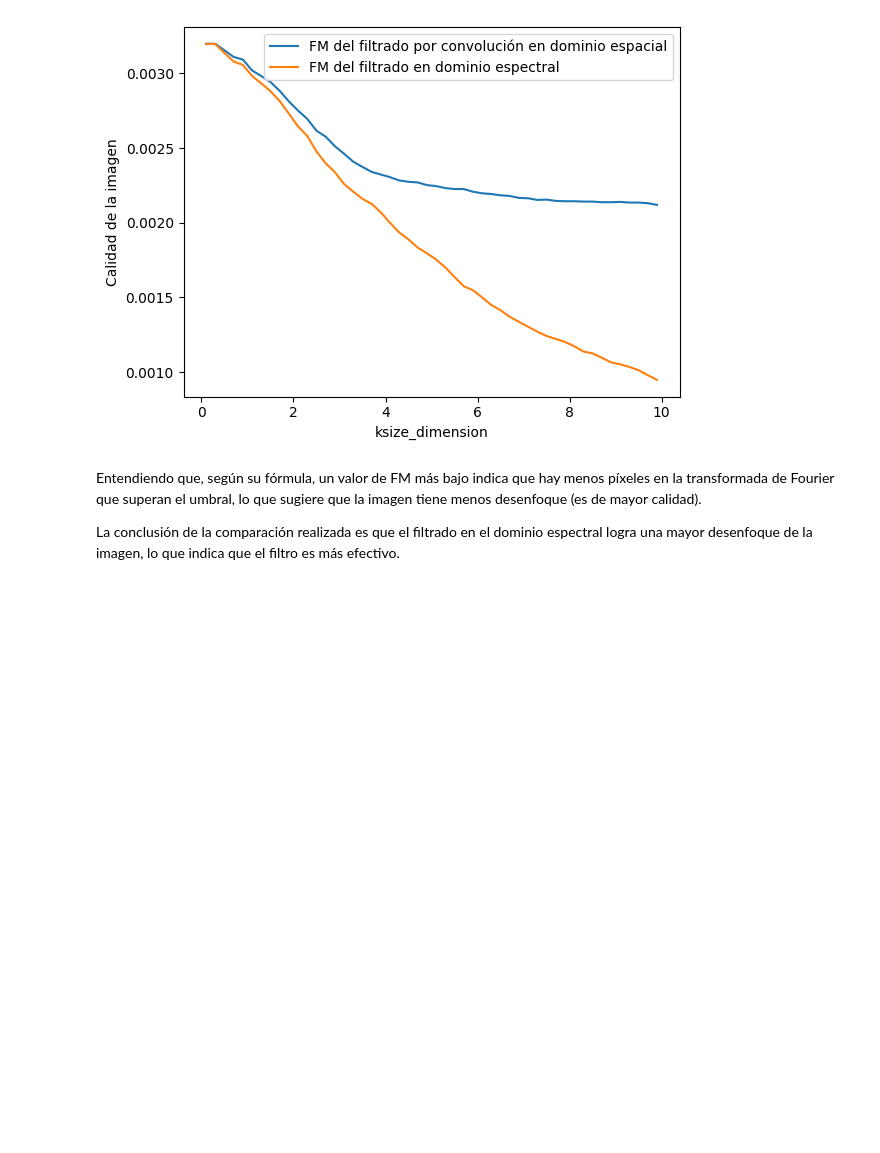
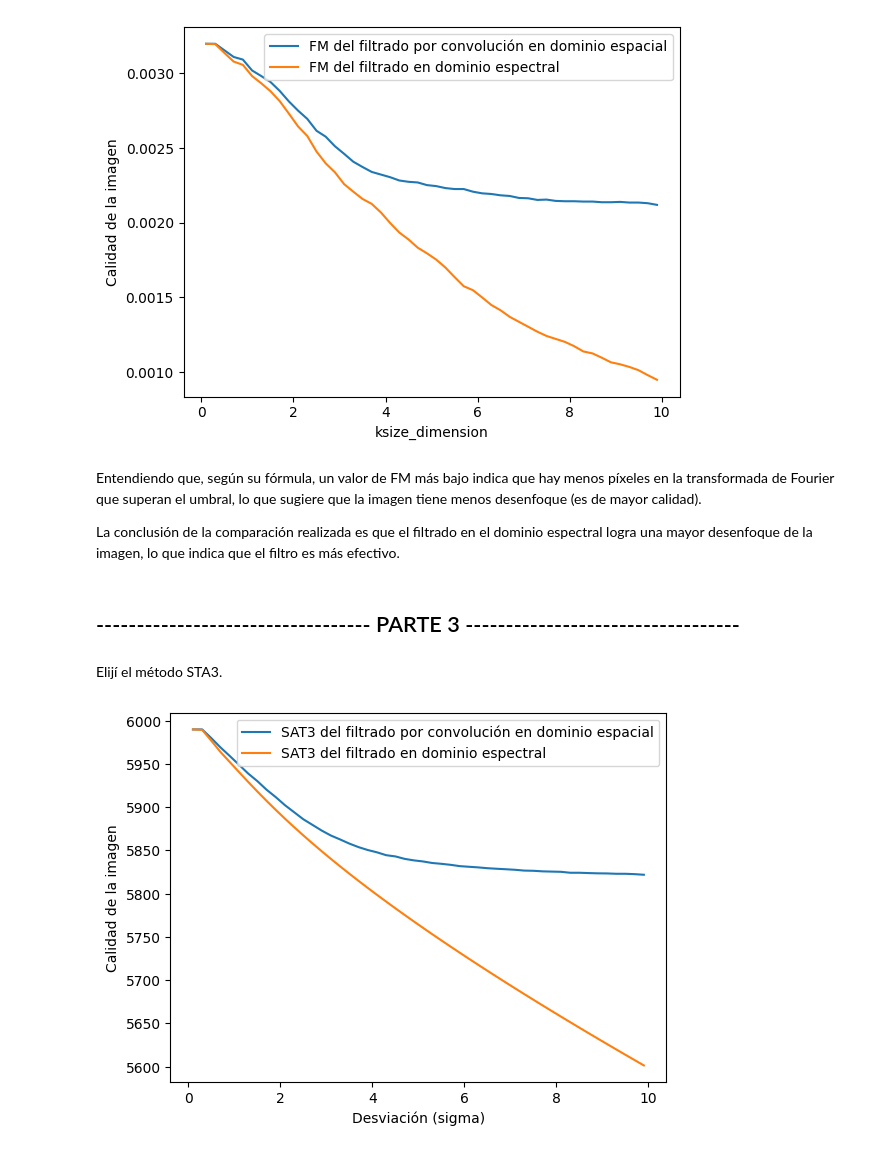
Before and after one commit to aledp/ceia_VisionXCompu1_TPs, a Jupyter notebook: TP2/TP2_DelPorto.ipynb, the cells around one changed output. Cells and saved outputs as stored; diff of their text form; code cells hidden in the pictures; blank space fills up the shorter version.

Commit message:
avance parte 3

```diff
--- a/TP2/TP2_DelPorto.ipynb
+++ b/TP2/TP2_DelPorto.ipynb
@@ -339,3 +318,7 @@ plt.show()
 Entendiendo que, según su fórmula, un valor de FM más bajo indica que hay menos píxeles en la transformada de Fourier que superan el umbral, lo que sugiere que la imagen tiene menos desenfoque (es de mayor calidad).
 
 La conclusión de la comparación realizada es que el filtrado en el dominio espectral logra una mayor desenfoque de la imagen, lo que indica que el filtro es más efectivo.
+# %% [markdown]
+## ---------------------------------- PARTE 3 ----------------------------------
+# %% [markdown]
+Elijí el método STA3.
@@ -341,0 +340,47 @@ La conclusión de la comparación realizada es que el filtrado en el dominio esp
+# %%
+# Obtención de la métrica "STA3" al filtrar la imagen con distintas desiviaciones "sigma".
+
+# Lista donde se guarduaran los resultadosde calidad por filtrados convolucional y espectral para cada sigma
+desviacion_STA3 = []
+
+# Parámetros
+h, w = img_orig.shape[0], img_orig.shape[1]
+sigma_values = np.arange(0.1, 10, 0.2)
+ksize_dimension = 15
+
+for sigma in sigma_values:
+
+    # Filtrado en dominio espacial de la imagen
+    img_conv_blurred= cv.GaussianBlur(img_orig, ksize=(ksize_dimension, ksize_dimension), sigmaX=sigma,  sigmaY=sigma)
+
+    # Filtrado en dominio espectral de la imagen y conversion de la imagen filtrada al dominio espacial
+    filter_esp, filter_freq = create_gauss_filter(h, w, k_size, sigma) # creación del filtro frecuencial
+    img_fft = np.fft.fft2(img_orig) # transformada de fourier de la imagen
+    filtered_fft_img = img_fft * filter_freq # filtrado de la imagen
+    img_filtrada_espacial = np.fft.ifft2(filtered_fft_img) # transformada inversa de la imagen filtrada
+    img_filtrada_espacial = np.real(img_filtrada_espacial) # no me quedo con la parte compleja de la imagen filtrada
+    img_filtrada_espacial = np.fft.ifftshift(img_filtrada_espacial) # centro la imagen
+
+    # Cálculo de la calidad de la imagen con SAT3
+    sta3c_sigma = calculate_sta3(img_conv_blurred)
+    sta3e_sigma = calculate_sta3(img_filtrada_espacial)
+
+    # Guardar resultados
+    desviacion_STA3.append((sigma, sta3c_sigma,sta3e_sigma))
+# %%
+# Graficaciond de los resultados
+
+# Extraer los valores de sigma, sta3c y sta3e para graficar
+sigmas = [resultado[0] for resultado in desviacion_STA3]
+sta3c_values = [resultado[1] for resultado in desviacion_STA3]
+sta3e_values = [resultado[2] for resultado in desviacion_STA3]
+
+# Graficar FMc y FMe en función de sigma
+plt.plot(sigmas, sta3c_values, label='SAT3 del filtrado por convolución en dominio espacial')
+plt.plot(sigmas, sta3e_values, label='SAT3 del filtrado en dominio espectral')
+plt.xlabel('Desviación (sigma)')
+plt.ylabel('Calidad de la imagen')
+plt.legend()
+plt.show()
+# %% [output]
+[figure, added]
```
Also changed, not shown: parts of 7 cells of this notebook, 1 other file.
